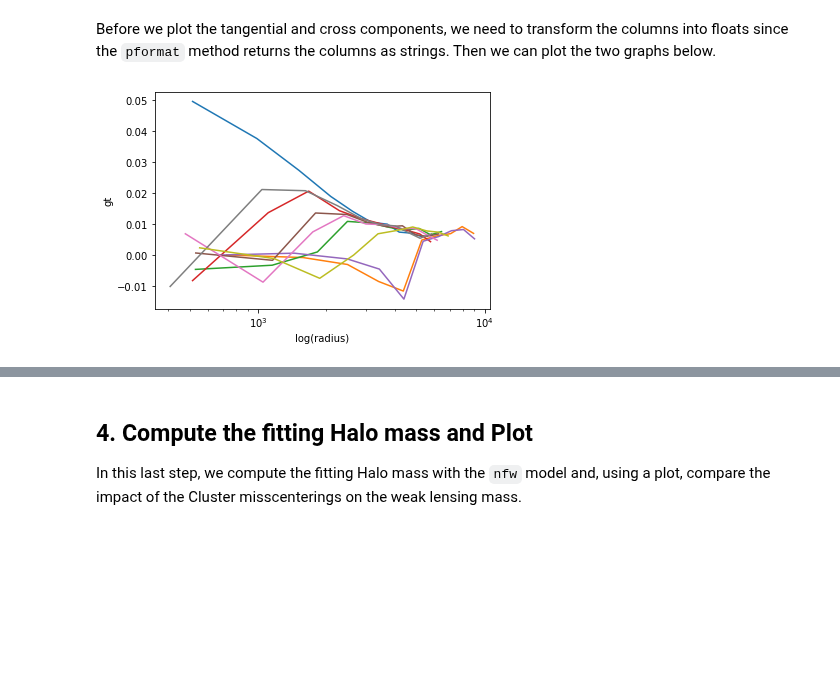
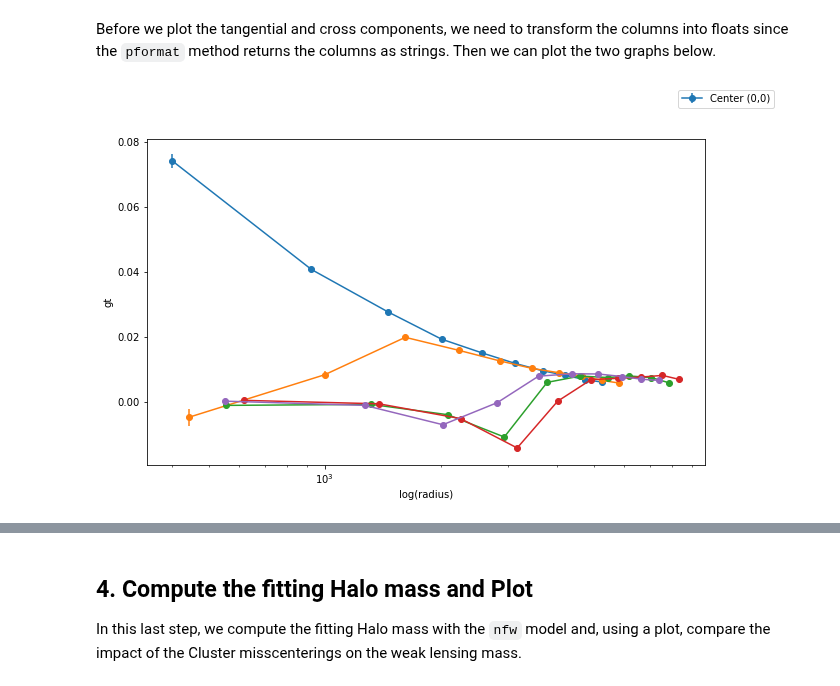
Before and after one commit to LSSTDESC/CLMM, a Jupyter notebook: examples/demo_dataops_functionality_misscentering.ipynb, the cells around one changed output, grey strips where cells are left out. Saved outputs shown, nothing was run; the diff lists cells and outputs as text; code cells hidden in the pictures; blank space fills up the shorter version.

Commit message:
Plotted the error bars and the center (0,0) case.

```diff
--- a/examples/demo_dataops_functionality_misscentering.ipynb
+++ b/examples/demo_dataops_functionality_misscentering.ipynb
@@ -66,7 +66,7 @@ cluster_id = "Awesome_cluster"
 cluster_m = 1.e15
 cluster_z = 0.3
 concentration = 4
-ngals = 1000
+ngals = 10000
 
 zsrc_min = cluster_z + 0.1 # we only want to draw background galaxies
 
@@ -83,13 +83,23 @@ Loading this into several CLMM cluster objects centered between (-0.2, -0.2) - (
 # %%
-center_number = 10
-for a in range (0,center_number):
-    cluster_ra = random.uniform(-0.2, 0.2)
-    cluster_dec =random.uniform(-0.2, 0.2)
+center_number = 5
+for a in range (0, center_number):
+    if a == 0:
+        cluster_ra = 0.
+        cluster_dec = 0.
+    else:
+        cluster_ra = random.uniform(-0.2, 0.2)
+        cluster_dec =random.uniform(-0.2, 0.2)
     GalaxyCluster(cluster_id, cluster_ra, cluster_dec,
                                   cluster_z, noisy_data_z)
     gc_object = clmm.GalaxyCluster(cluster_id, cluster_ra, cluster_dec,
                                cluster_z, noisy_data_z)
     gc_object.save(f'mock.gc{str(a)}.pkl')
+cluster_ra = random.uniform(-0.2, 0.2)
+cluster_dec =random.uniform(-0.2, 0.2)
+GalaxyCluster(cluster_id, cluster_ra, cluster_dec,
+                           cluster_z, noisy_data_z)
+gc_object = clmm.GalaxyCluster(cluster_id, cluster_ra, cluster_dec,
+                           cluster_z, noisy_data_z)
 # %% [markdown]
 ### 2. Load cluster object containing:
 > Lens properties (ra_l, dec_l, z_l)
@@ -173,6 +173,8 @@ profile_list = []
 gt_list = []
 gx_list = []
 radius_list = []
+gt_err_list = []
+gx_err_list = []
 for cl in cluster_list:
     theta, e_t, e_x = compute_tangential_and_cross_components(
                     ra_lens=cl.ra, dec_lens=cl.dec,
@@ -183,10 +185,12 @@ for cl in cluster_list:
     cl.make_radial_profile("kpc", cosmo=cosmo)
     profile_list.append(cl.profile)
     #cl.profile.pprint(max_width=-1)
-    fig, ax = cl.plot_profiles(xscale='log')
+    #fig, ax = cl.plot_profiles(xscale='log')
 
 for b in profile_list:
     gt_list.append(b['gt'].pformat())
     gx_list.append(b['gx'].pformat())
+    gt_err_list.append(b['gt_err'].pformat())
+    gx_err_list.append(b['gx_err'].pformat())
     radius_list.append(b['radius'].pformat())
 #cl.profile.show_in_notebook()
@@ -204,17 +197,26 @@ for b in profile_list:
 # %% [markdown]
 Before we plot the tangential and cross components, we need to transform the columns into floats since the `pformat` method returns the columns as strings. Then we can plot the two graphs below.
 # %%
-
-for b in range(len(profile_list)-1):
+fig = plt.figure(figsize=(10, 6))
+for b in range(0,len(profile_list)):
     plt.xscale('log')
     radius_list[b][2:] = [float(a) for a in radius_list[b][2:]]
     gt_list[b][2:] = [float(a) for a in gt_list[b][2:]]
     gx_list[b][2:] = [float(a) for a in gx_list[b][2:]]
-    plt.plot(radius_list[b][2:], gt_list[b][2:], label=f'centering {b}')
+    gt_err_list[b][2:] = [float(a) for a in gt_err_list[b][2:]]
+    gx_err_list[b][2:] = [float(a) for a in gx_err_list[b][2:]]
+    if b == 0:
+        fig.gca().errorbar(radius_list[b][2:],gt_list[b][2:],gt_err_list[b][2:],linestyle='-',
+             marker='o', label='Center (0,0)')
+    else:
+        fig.gca().errorbar(radius_list[b][2:],gt_list[b][2:],gt_err_list[b][2:],linestyle='-',
+             marker='o')
+    #plt.plot(radius_list[b][2:], gt_list[b][2:], label=f'centering {b}')
 plt.xlabel('log(radius)')
 plt.ylabel('gt')
+
+fig.legend()
 plt.show()
-#plt.legend(loc="upper left")
 # %% [output]
-[figure, old version]
+[figure, new version]
 # %%
```
Also changed, not shown: parts of 6 cells of this notebook.
